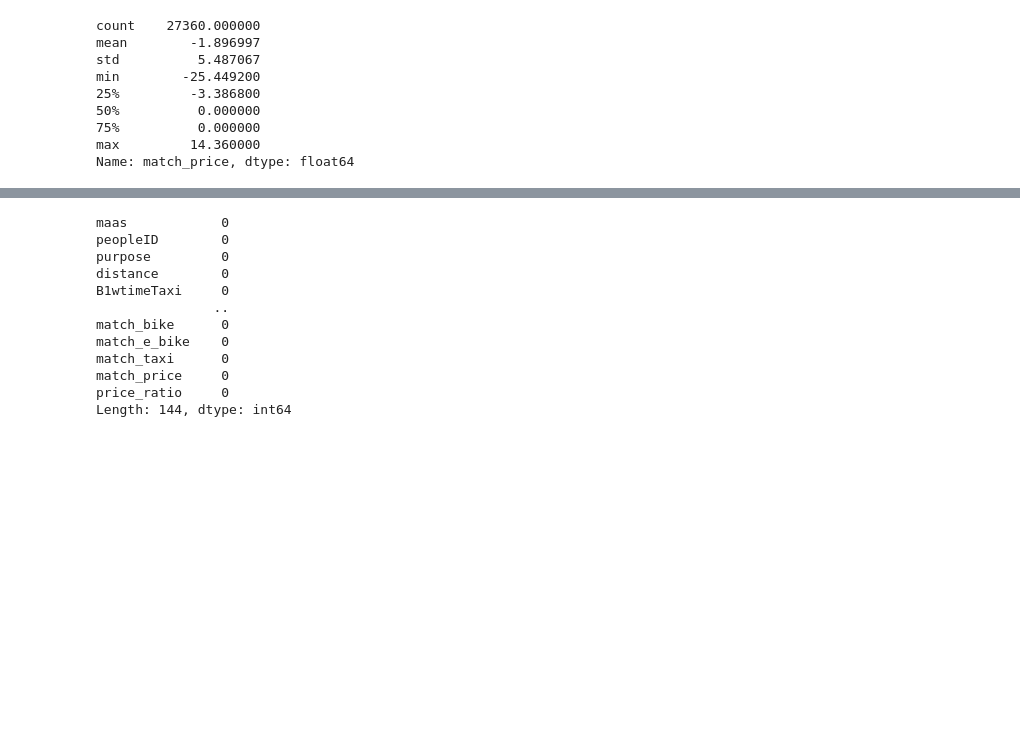
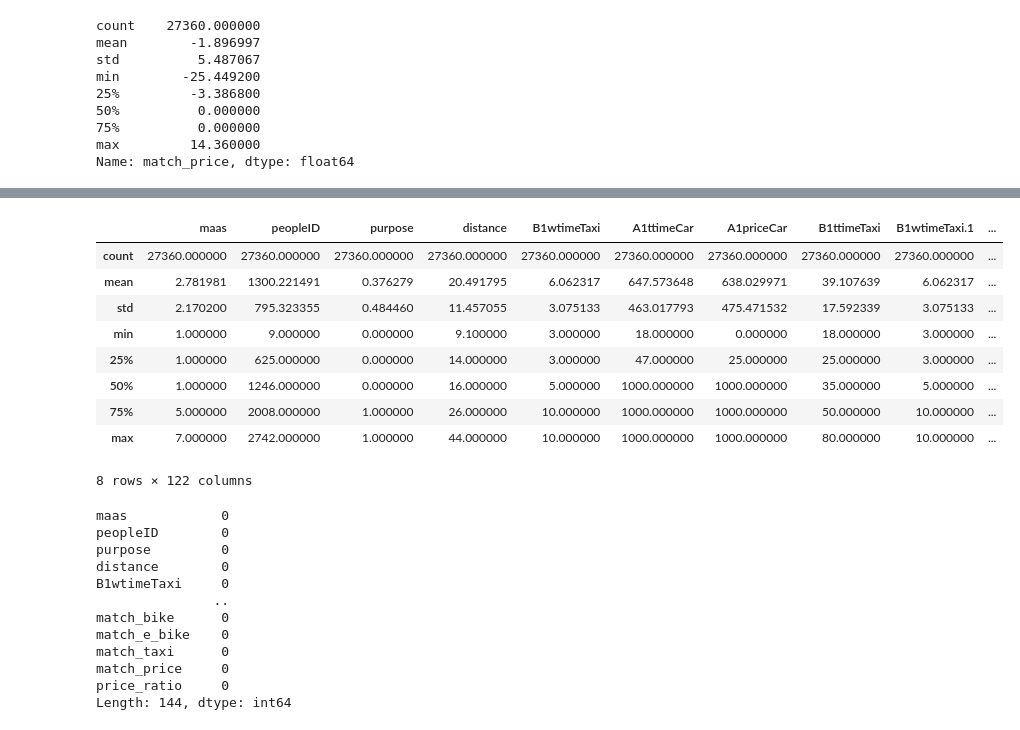
Before and after one commit to Cranehh/MaaS_HMM, a Jupyter notebook: maas_hmm_full.ipynb, the cells around one changed output, grey strips where cells are left out. Saved outputs shown, nothing was run; the diff lists cells and outputs as text; code cells hidden in the pictures; blank space fills up the shorter version.

```diff
--- a/maas_hmm_full.ipynb
+++ b/maas_hmm_full.ipynb
@@ -226,3 +277,16 @@ data.to_csv('data/最终模型数据.csv', index=False)
+# %%
+data.describe()
+# %% [output]
+|  | maas | peopleID | purpose | distance | B1wtimeTaxi | A1ttimeCar | A1priceCar | B1ttimeTaxi | B1wtimeTaxi.1 | ... |
+| count | 27360.000000 | 27360.000000 | 27360.000000 | 27360.000000 | 27360.000000 | 27360.000000 | 27360.000000 | 27360.000000 | 27360.000000 | ... |
+| mean | 2.781981 | 1300.221491 | 0.376279 | 20.491795 | 6.062317 | 647.573648 | 638.029971 | 39.107639 | 6.062317 | ... |
+| std | 2.170200 | 795.323355 | 0.484460 | 11.457055 | 3.075133 | 463.017793 | 475.471532 | 17.592339 | 3.075133 | ... |
+| min | 1.000000 | 9.000000 | 0.000000 | 9.100000 | 3.000000 | 18.000000 | 0.000000 | 18.000000 | 3.000000 | ... |
+| 25% | 1.000000 | 625.000000 | 0.000000 | 14.000000 | 3.000000 | 47.000000 | 25.000000 | 25.000000 | 3.000000 | ... |
+| 50% | 1.000000 | 1246.000000 | 0.000000 | 16.000000 | 5.000000 | 1000.000000 | 1000.000000 | 35.000000 | 5.000000 | ... |
+| 75% | 5.000000 | 2008.000000 | 1.000000 | 26.000000 | 10.000000 | 1000.000000 | 1000.000000 | 50.000000 | 10.000000 | ... |
+| max | 7.000000 | 2742.000000 | 1.000000 | 44.000000 | 10.000000 | 1000.000000 | 1000.000000 | 80.000000 | 10.000000 | ... |
+8 rows × 122 columns
 # %%
 data.isna().sum()
 # %% [output]
```
Also changed, not shown: parts of 4 cells of this notebook, 2 other files.
